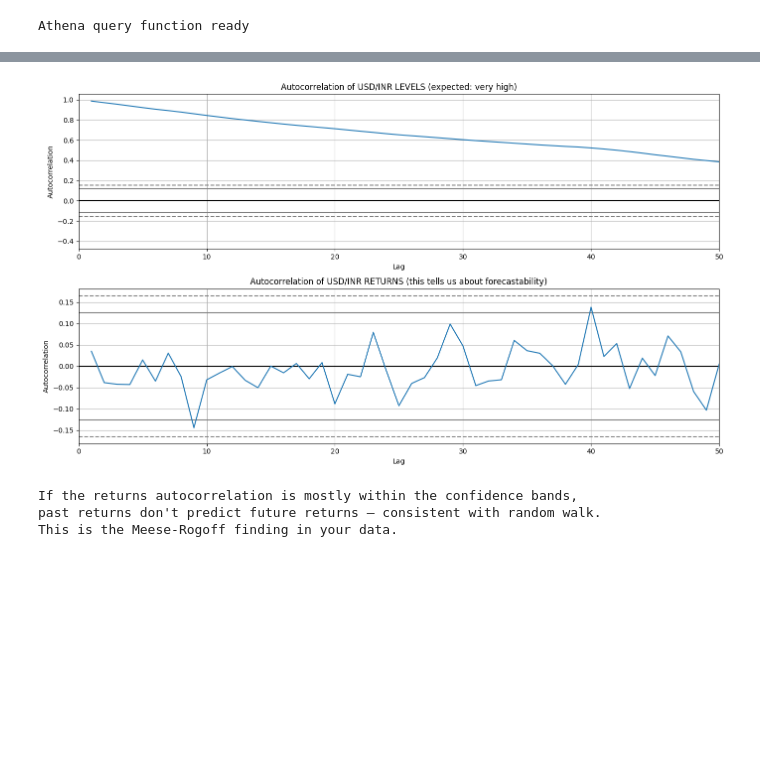
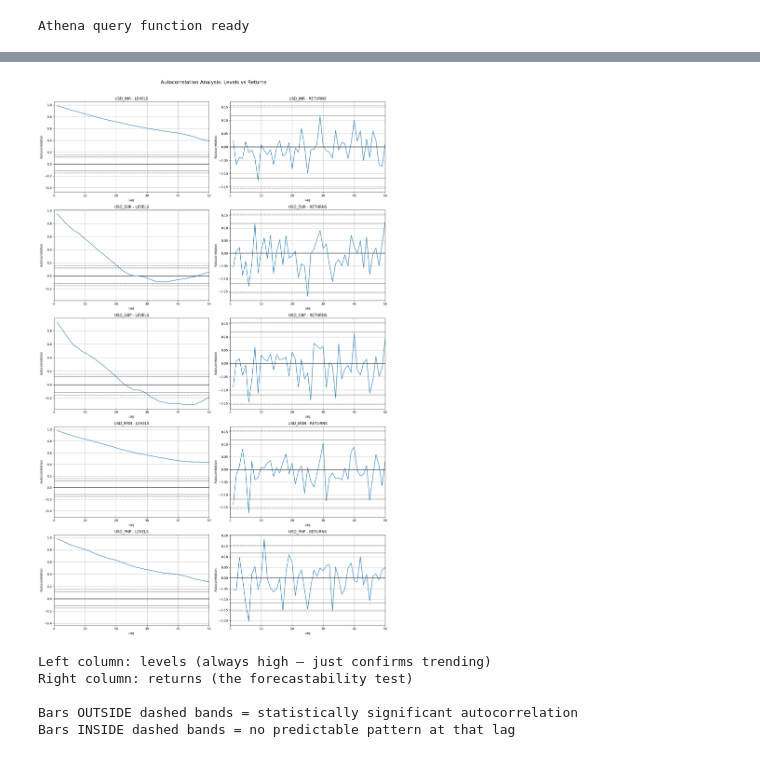
Before and after one commit to ninadparab/fx-advisor, a Jupyter notebook: infrastructure/notebooks/01_eda_fx_rates.ipynb, the cells around one changed output, grey strips where cells are left out. Drawn from its saved outputs; the diff is of its cells as text; code cells hidden in the pictures; blank space fills up the shorter version.

```diff
--- a/infrastructure/notebooks/01_eda_fx_rates.ipynb
+++ b/infrastructure/notebooks/01_eda_fx_rates.ipynb
@@ -155,28 +154,35 @@ that's consistent with near-random-walk behavior — hard to predict direction.
 # %%
 from pandas.plotting import autocorrelation_plot
 
-fig, axes = plt.subplots(2, 1, figsize=(14, 8))
+fig, axes = plt.subplots(5, 2, figsize=(16, 25))
 
-# Autocorrelation of LEVELS (will be very high — just means there's a trend)
-pd.plotting.autocorrelation_plot(df['usd_inr'], ax=axes[0])
-axes[0].set_title('Autocorrelation of USD/INR LEVELS (expected: very high)')
-axes[0].set_xlim(0, 50)
+currencies = ['usd_inr', 'usd_eur', 'usd_gbp', 'usd_mxn', 'usd_php']
 
-# Autocorrelation of RETURNS (this is what matters for prediction)
-pd.plotting.autocorrelation_plot(returns['usd_inr'], ax=axes[1])
-axes[1].set_title('Autocorrelation of USD/INR RETURNS (this tells us about forecastability)')
-axes[1].set_xlim(0, 50)
+for i, col in enumerate(currencies):
+    # Left: levels
+    pd.plotting.autocorrelation_plot(df[col].dropna(), ax=axes[i][0])
+    axes[i][0].set_title(f'{col.upper()} - LEVELS', fontsize=12)
+    axes[i][0].set_xlim(0, 50)
 
+    # Right: returns
+    pd.plotting.autocorrelation_plot(returns[col], ax=axes[i][1])
+    axes[i][1].set_title(f'{col.upper()} - RETURNS', fontsize=12)
+    axes[i][1].set_xlim(0, 50)
+
+plt.suptitle('Autocorrelation Analysis: Levels vs Returns', fontsize=16, y=1.01)
 plt.tight_layout()
-plt.savefig('fx_autocorrelation.png', dpi=150, bbox_inches='tight')
+plt.savefig('fx_autocorrelation_all.png', dpi=150, bbox_inches='tight')
 plt.show()
 
-print("\nIf the returns autocorrelation is mostly within the confidence bands,")
-print("past returns don't predict future returns — consistent with random walk.")
-print("This is the Meese-Rogoff finding in your data.")
+print("Left column: levels (always high — just confirms trending)")
+print("Right column: returns (the forecastability test)")
+print("\nBars OUTSIDE dashed bands = statistically significant autocorrelation")
+print("Bars INSIDE dashed bands = no predictable pattern at that lag")
 # %% [output]
-[figure, old version]
+[figure, new version]
-If the returns autocorrelation is mostly within the confidence bands,
-past returns don't predict future returns — consistent with random walk.
-This is the Meese-Rogoff finding in your data.
+Left column: levels (always high — just confirms trending)
+Right column: returns (the forecastability test)
+
+Bars OUTSIDE dashed bands = statistically significant autocorrelation
+Bars INSIDE dashed bands = no predictable pattern at that lag
 # %%
```
Also changed, not shown: parts of 5 cells of this notebook, 5 other files.
